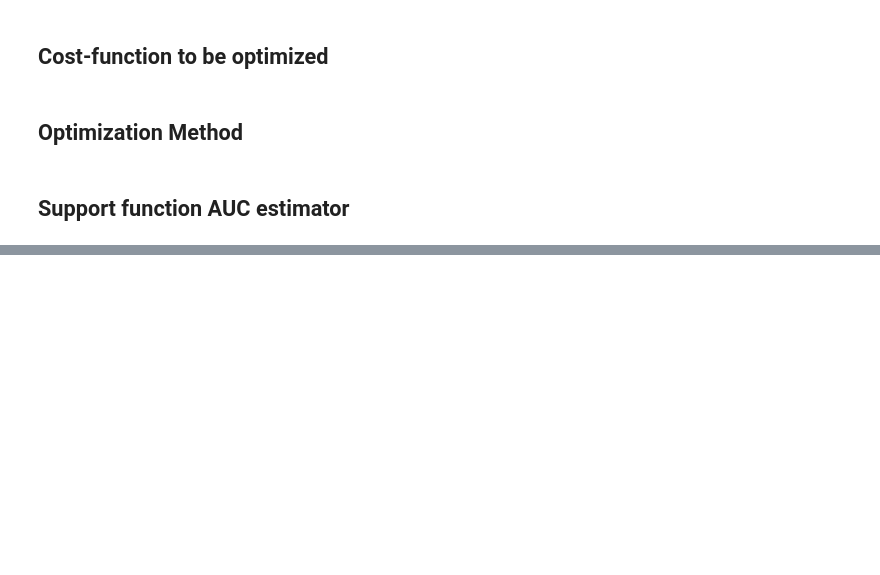
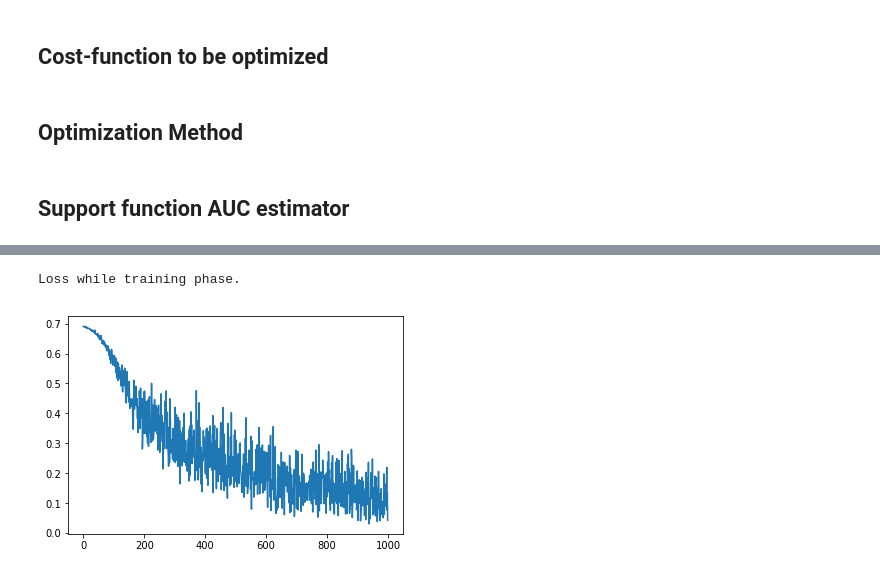
Before and after one commit to quangvu0702/sku_2_vec, a Jupyter notebook: embedding skus v1.ipynb, the cells around one changed output, grey strips where cells are left out. Drawn from its saved outputs; the diff is of its cells as text; code cells hidden in the pictures; blank space fills up the shorter version.

```diff
--- a/embedding skus v1.ipynb
+++ b/embedding skus v1.ipynb
@@ -147,0 +301,7 @@ optimizer = tf.train.AdamOptimizer(learning_rate=1e-4).minimize(loss)
+# %%
+plt.plot(list(range(len(losses))), losses)
+print("Loss while training phase.")
+plt.show()
+# %% [output]
+Loss while training phase.
+[figure, added]
```
Also changed, not shown: parts of 30 cells of this notebook, 2 other files.
